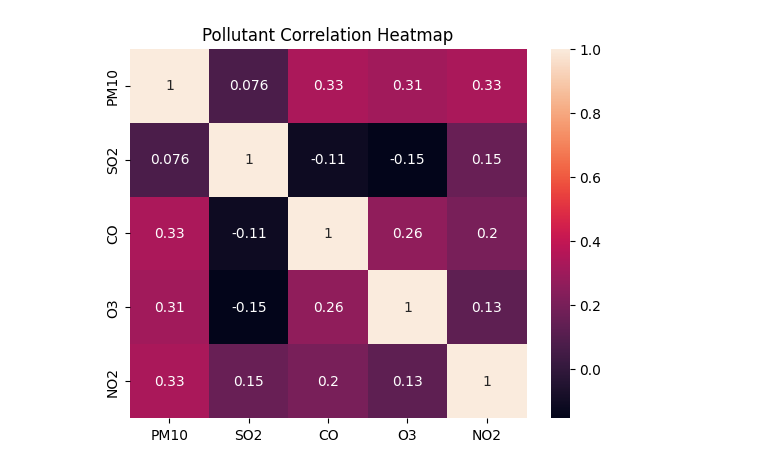
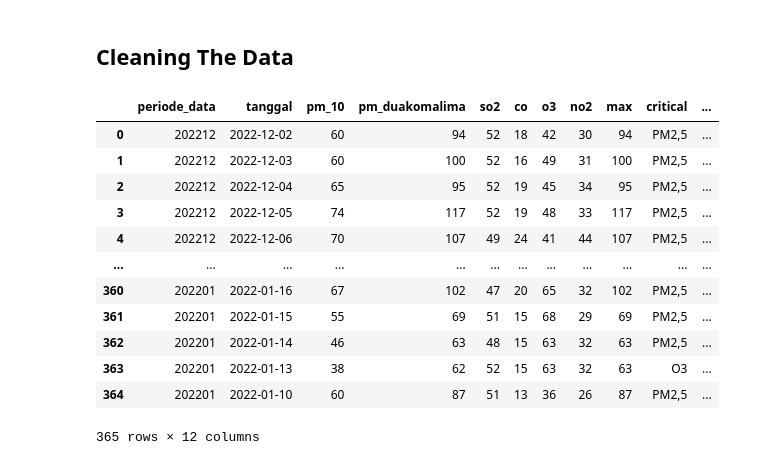
Before and after one commit to wrjodjana/jakarta-analysis, a Jupyter notebook: airquality.ipynb, the cells around one changed output. Saved outputs shown, nothing was run; the diff lists cells and outputs as text; code cells hidden in the pictures.

```diff
--- a/airquality.ipynb
+++ b/airquality.ipynb
@@ -72,7 +10,20 @@ plt.show()
-# %%
-correlation_matrix = airquality_data[['PM10', 'SO2', 'CO', 'O3', 'NO2']].corr()
-sns.heatmap(correlation_matrix, annot=True)
-plt.title('Pollutant Correlation Heatmap')
-plt.show()
-# %% [output]
-[figure, removed]
+# %% [markdown]
+## Cleaning The Data
+# %%
+df = pd.read_csv('dataset/airquality-data.csv')
+df.drop(columns=['periode_data'])
+df
+# %% [output]
+|  | periode_data | tanggal | pm_10 | pm_duakomalima | so2 | co | o3 | no2 | max | critical | ... |
+| 0 | 202212 | 2022-12-02 | 60 | 94 | 52 | 18 | 42 | 30 | 94 | PM2,5 | ... |
+| 1 | 202212 | 2022-12-03 | 60 | 100 | 52 | 16 | 49 | 31 | 100 | PM2,5 | ... |
+| 2 | 202212 | 2022-12-04 | 65 | 95 | 52 | 19 | 45 | 34 | 95 | PM2,5 | ... |
+| 3 | 202212 | 2022-12-05 | 74 | 117 | 52 | 19 | 48 | 33 | 117 | PM2,5 | ... |
+| 4 | 202212 | 2022-12-06 | 70 | 107 | 49 | 24 | 41 | 44 | 107 | PM2,5 | ... |
+| ... | ... | ... | ... | ... | ... | ... | ... | ... | ... | ... | ... |
+| 360 | 202201 | 2022-01-16 | 67 | 102 | 47 | 20 | 65 | 32 | 102 | PM2,5 | ... |
+| 361 | 202201 | 2022-01-15 | 55 | 69 | 51 | 15 | 68 | 29 | 69 | PM2,5 | ... |
+| 362 | 202201 | 2022-01-14 | 46 | 63 | 48 | 15 | 63 | 32 | 63 | PM2,5 | ... |
+| 363 | 202201 | 2022-01-13 | 38 | 62 | 52 | 15 | 63 | 32 | 63 | O3 | ... |
+| 364 | 202201 | 2022-01-10 | 60 | 87 | 51 | 13 | 36 | 26 | 87 | PM2,5 | ... |
+365 rows × 12 columns
```
Also changed, not shown: parts of 24 cells of this notebook, 2 other files.
